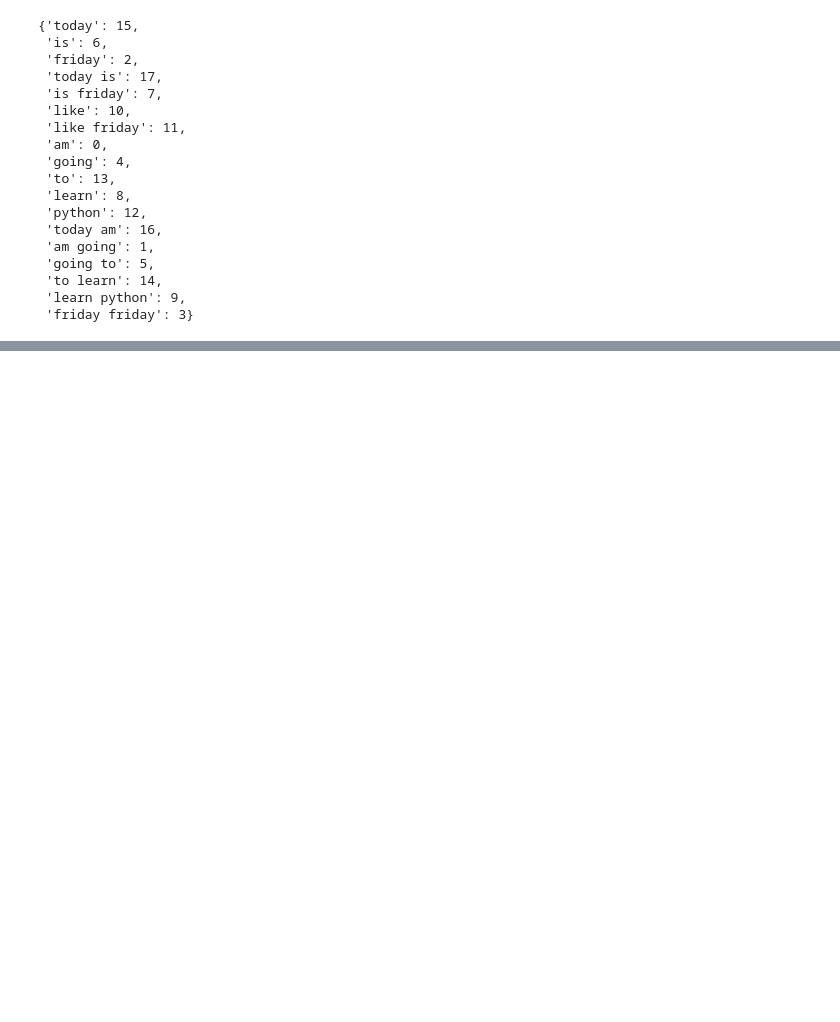
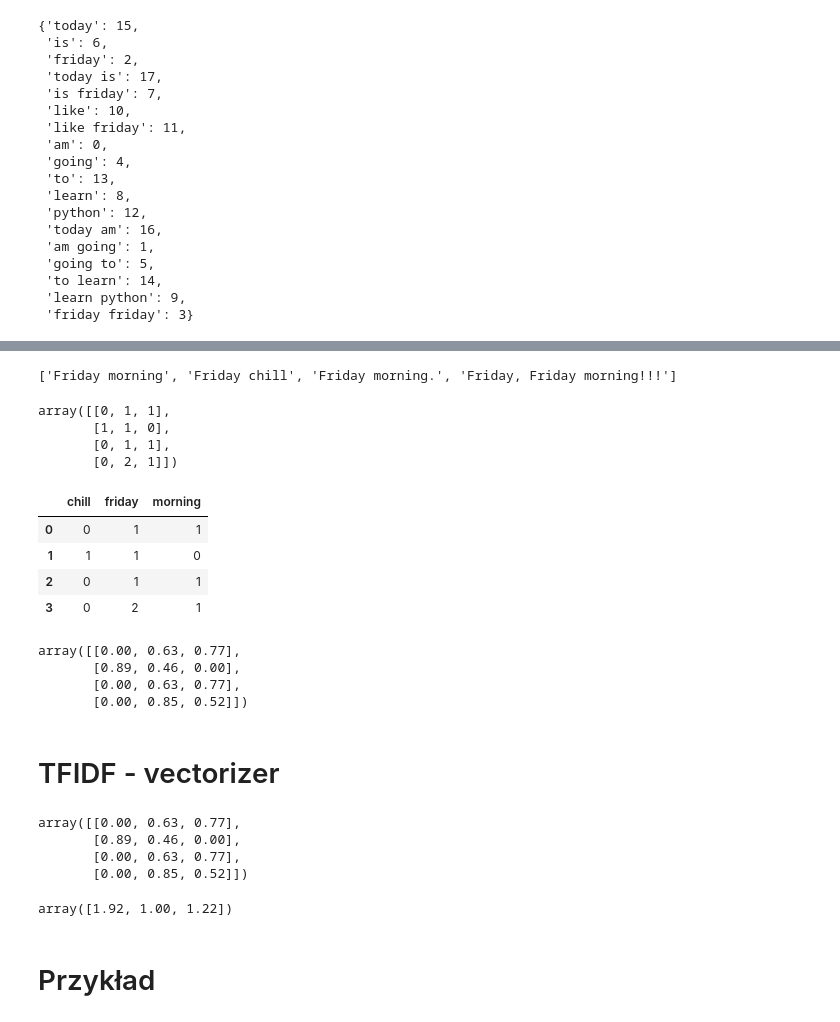
Before and after one commit to kjedrzejczak/Machine_Learning_Bootcamp_practice, a Jupyter notebook: 24_case_study_III.ipynb, the cells around one changed output, grey strips where cells are left out. Saved outputs shown, nothing was run; the diff lists cells and outputs as text; code cells hidden in the pictures; blank space fills up the shorter version.

```diff
--- a/24_case_study_III.ipynb
+++ b/24_case_study_III.ipynb
@@ -98,0 +110,54 @@ bigram.vocabulary_
+# %%
+documents = ['Friday morning',
+            'Friday chill',
+            'Friday morning.',
+            'Friday, Friday morning!!!']
+
+print(documents)
+# %% [output]
+['Friday morning', 'Friday chill', 'Friday morning.', 'Friday, Friday morning!!!']
+# %%
+counts = vectorizer.fit_transform(documents).toarray()
+counts
+# %% [output]
+array([[0, 1, 1],
+       [1, 1, 0],
+       [0, 1, 1],
+       [0, 2, 1]])
+# %%
+df = pd.DataFrame(data=vectorizer.fit_transform(documents).toarray(), columns=vectorizer.get_feature_names_out())
+df
+# %% [output]
+|  | chill | friday | morning |
+| 0 | 0 | 1 | 1 |
+| 1 | 1 | 1 | 0 |
+| 2 | 0 | 1 | 1 |
+| 3 | 0 | 2 | 1 |
+# %%
+from sklearn.feature_extraction.text import TfidfTransformer  # 👈 transformer
+
+tfidf = TfidfTransformer()
+tfidf.fit_transform(counts).toarray()  # 👈!!!!! counts
+# %% [output]
+array([[0.00, 0.63, 0.77],
+       [0.89, 0.46, 0.00],
+       [0.00, 0.63, 0.77],
+       [0.00, 0.85, 0.52]])
+# %% [markdown]
+# TFIDF - vectorizer
+# %%
+from sklearn.feature_extraction.text import TfidfVectorizer
+
+tfidf_vectorizer = TfidfVectorizer()
+tfidf_vectorizer.fit_transform(documents).toarray()
+# %% [output]
+array([[0.00, 0.63, 0.77],
+       [0.89, 0.46, 0.00],
+       [0.00, 0.63, 0.77],
+       [0.00, 0.85, 0.52]])
+# %%
+tfidf_vectorizer.idf_ # ważność słów
+# %% [output]
+array([1.92, 1.00, 1.22])
+# %% [markdown]
+# Przykład
```
Also changed, not shown: parts of 11 cells of this notebook.
